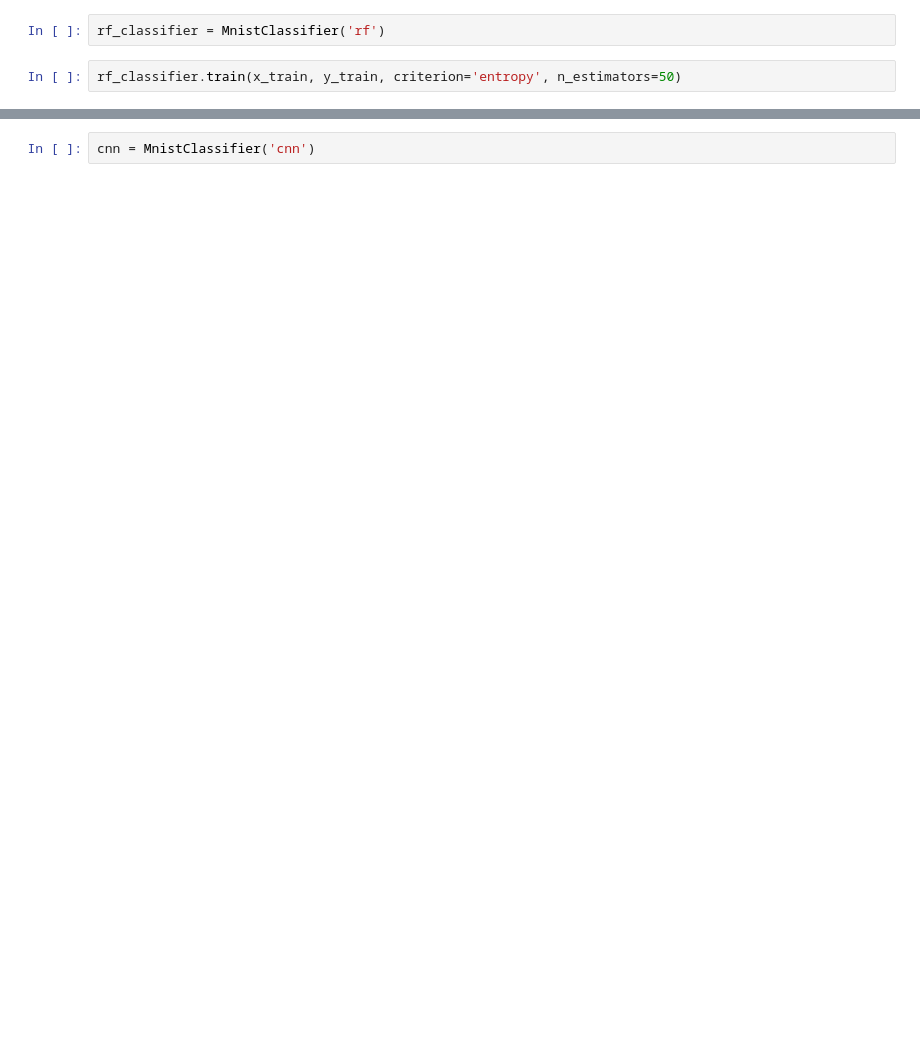
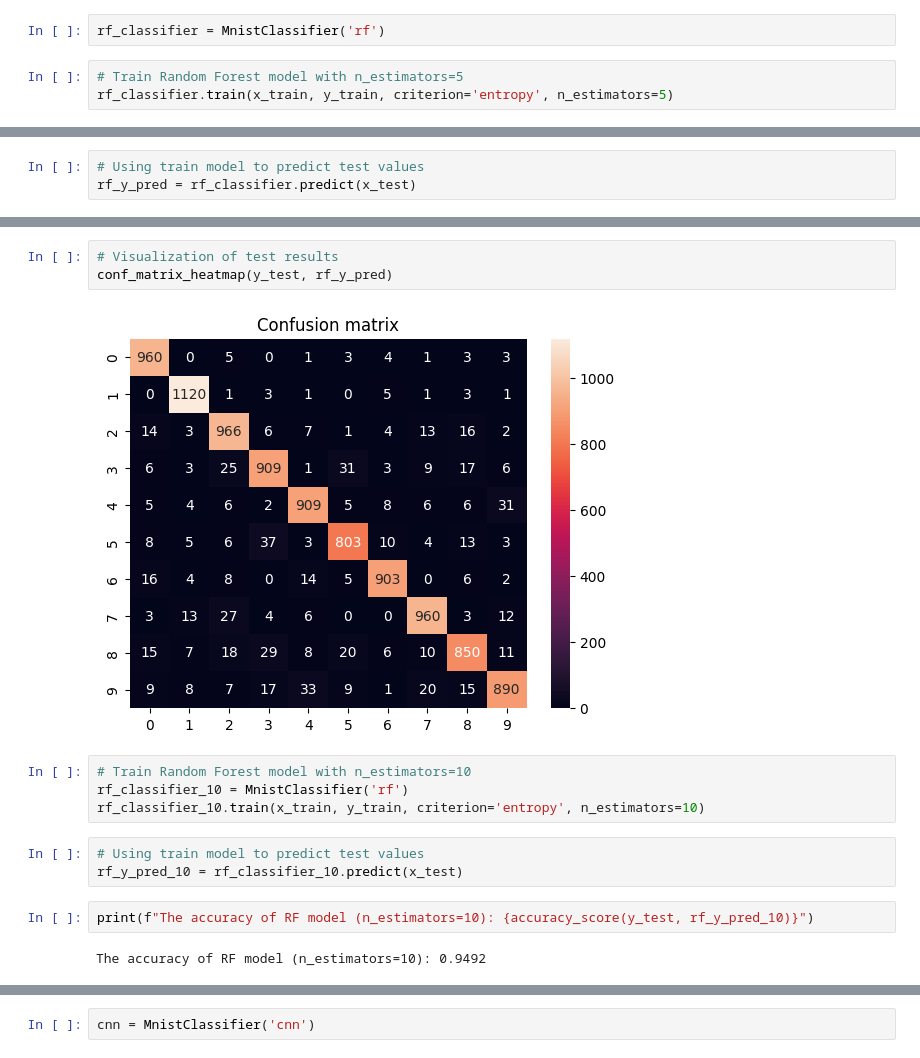
Before and after one commit to MykhailoHordun/Winstars_test_task, a Jupyter notebook: task_1/demo.ipynb, the cells around one changed output, grey strips where cells are left out. Saved outputs shown, nothing was run; the diff lists cells and outputs as text; blank space fills up the shorter version.

```diff
--- a/task_1/demo.ipynb
+++ b/task_1/demo.ipynb
@@ -52,4 +47,5 @@ sns.heatmap(confusion_matrix(y_test, y_hat), annot=True)
 # %%
 rf_classifier = MnistClassifier('rf')
 # %%
-rf_classifier.train(x_train, y_train, criterion='entropy', n_estimators=50)
+# Train Random Forest model with n_estimators=5
+rf_classifier.train(x_train, y_train, criterion='entropy', n_estimators=5)
@@ -57,0 +52,3 @@ rf_y_hat = rf_classifier.predict(x_test)
+# %%
+# Using train model to predict test values
+rf_y_pred = rf_classifier.predict(x_test)
@@ -73,0 +66,16 @@ accuracy_score(y_train, new_model.predict(x_train))
+# %%
+# Visualization of test results
+conf_matrix_heatmap(y_test, rf_y_pred)
+# %% [output]
+[figure, added]
+# %%
+# Train Random Forest model with n_estimators=10
+rf_classifier_10 = MnistClassifier('rf')
+rf_classifier_10.train(x_train, y_train, criterion='entropy', n_estimators=10)
+# %%
+# Using train model to predict test values
+rf_y_pred_10 = rf_classifier_10.predict(x_test)
+# %%
+print(f"The accuracy of RF model (n_estimators=10): {accuracy_score(y_test, rf_y_pred_10)}")
+# %% [output]
+The accuracy of RF model (n_estimators=10): 0.9492
```
Also changed, not shown: parts of 38 cells of this notebook, 1 other file.
